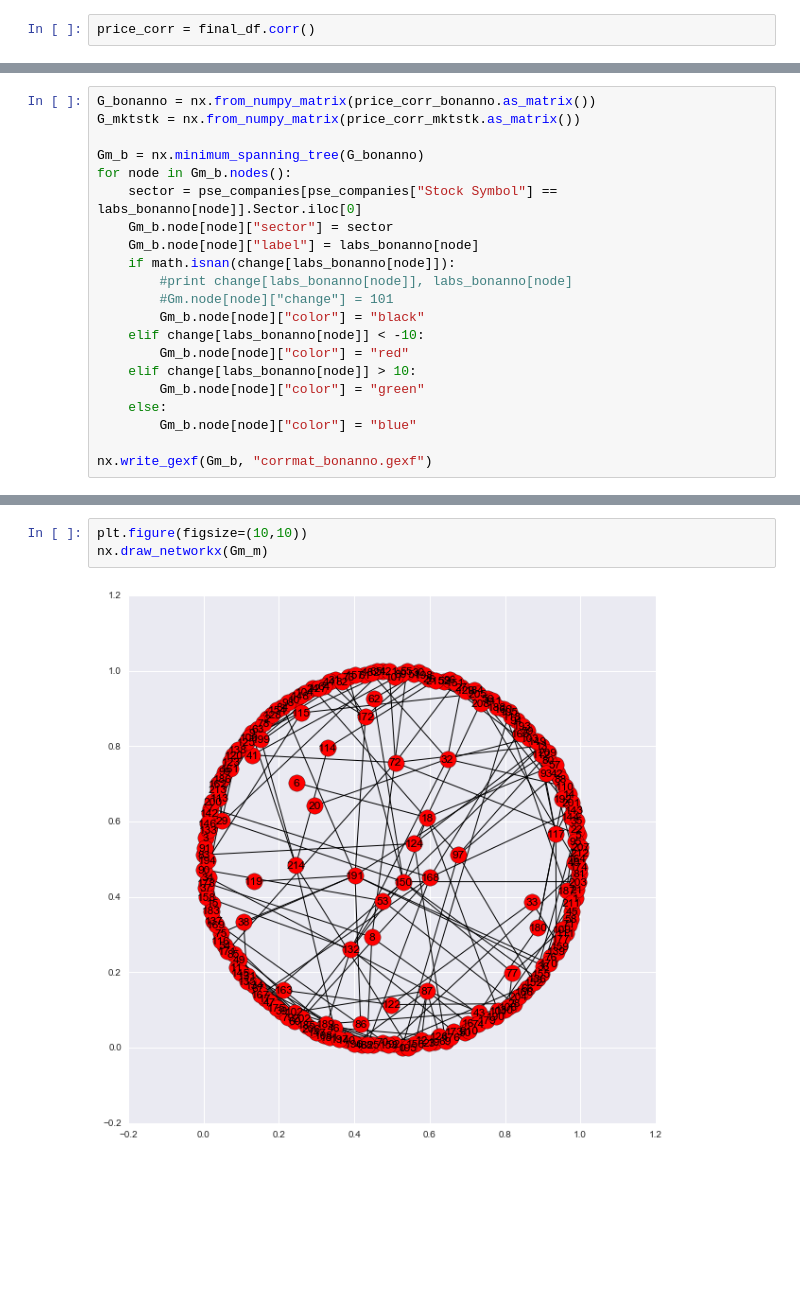
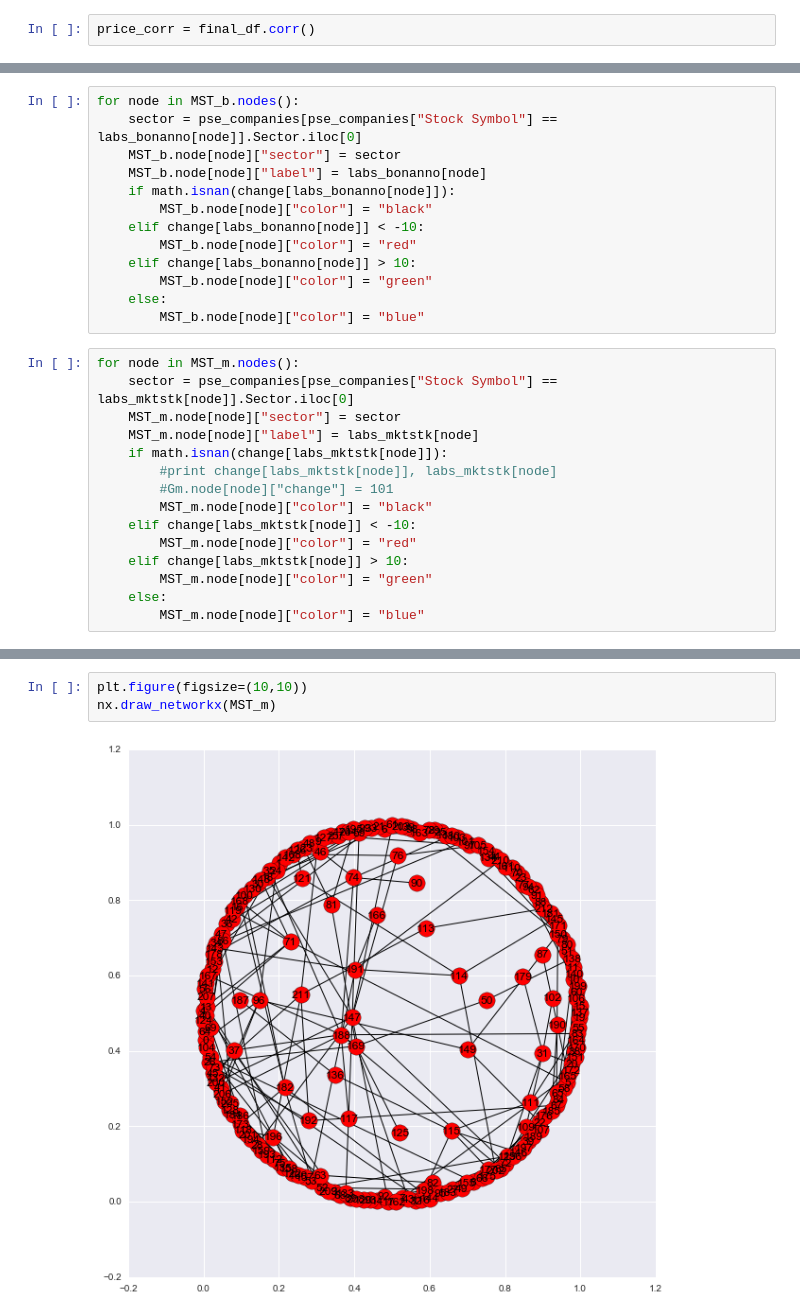
Before and after one commit to albertyumol/FinancialNetwork, a Jupyter notebook: Financial Network.ipynb, the cells around one changed output, grey strips where cells are left out. Drawn from its saved outputs; the diff is of its cells as text; blank space fills up the shorter version.

Commit message:
updated write-up

```diff
--- a/Financial Network.ipynb
+++ b/Financial Network.ipynb
@@ -180,21 +271,28 @@ labs_mktstk = list(price_corr_mktstk.index)
+# %%
+for node in MST_b.nodes():
+    sector = pse_companies[pse_companies["Stock Symbol"] == labs_bonanno[node]].Sector.iloc[0]
+    MST_b.node[node]["sector"] = sector
+    MST_b.node[node]["label"] = labs_bonanno[node]
+    if math.isnan(change[labs_bonanno[node]]):
+        MST_b.node[node]["color"] = "black"
+    elif change[labs_bonanno[node]] < -10:
+        MST_b.node[node]["color"] = "red"
+    elif change[labs_bonanno[node]] > 10:
+        MST_b.node[node]["color"] = "green"
+    else:
+        MST_b.node[node]["color"] = "blue"
 # %%
-G_bonanno = nx.from_numpy_matrix(price_corr_bonanno.as_matrix())
-G_mktstk = nx.from_numpy_matrix(price_corr_mktstk.as_matrix())
-
-Gm_b = nx.minimum_spanning_tree(G_bonanno)
-for node in Gm_b.nodes():
-    sector = pse_companies[pse_companies["Stock Symbol"] == labs_bonanno[node]].Sector.iloc[0]
-    Gm_b.node[node]["sector"] = sector
-    Gm_b.node[node]["label"] = labs_bonanno[node]
-    if math.isnan(change[labs_bonanno[node]]):
-        #print change[labs_bonanno[node]], labs_bonanno[node]
+for node in MST_m.nodes():
+    sector = pse_companies[pse_companies["Stock Symbol"] == labs_mktstk[node]].Sector.iloc[0]
+    MST_m.node[node]["sector"] = sector
+    MST_m.node[node]["label"] = labs_mktstk[node]
+    if math.isnan(change[labs_mktstk[node]]):
+        #print change[labs_mktstk[node]], labs_mktstk[node]
         #Gm.node[node]["change"] = 101
-        Gm_b.node[node]["color"] = "black"
-    elif change[labs_bonanno[node]] < -10:
-        Gm_b.node[node]["color"] = "red"
-    elif change[labs_bonanno[node]] > 10:
-        Gm_b.node[node]["color"] = "green"
+        MST_m.node[node]["color"] = "black"
+    elif change[labs_mktstk[node]] < -10:
+        MST_m.node[node]["color"] = "red"
+    elif change[labs_mktstk[node]] > 10:
+        MST_m.node[node]["color"] = "green"
     else:
-        Gm_b.node[node]["color"] = "blue"
-
-nx.write_gexf(Gm_b, "corrmat_bonanno.gexf")
+        MST_m.node[node]["color"] = "blue"
@@ -224,5 +306,5 @@ nx.draw_networkx(Gm_b)
 # %%
 plt.figure(figsize=(10,10))
-nx.draw_networkx(Gm_m)
+nx.draw_networkx(MST_m)
 # %% [output]
-[figure, old version]
+[figure, new version]
```
Also changed, not shown: parts of 42 cells of this notebook, 4 other files.
